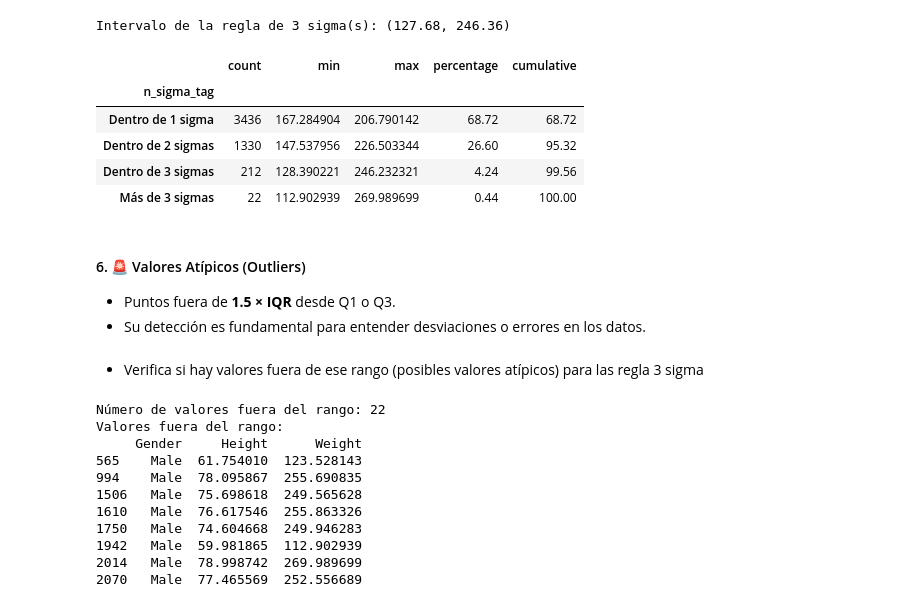
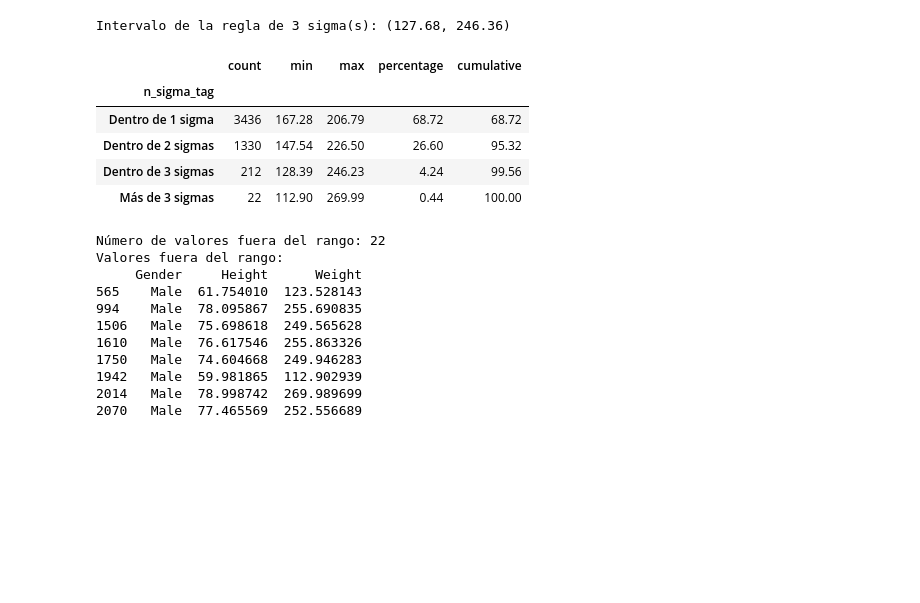
Before and after one commit to zyntonyson/bootcamp_ds_da, a Jupyter notebook: 05-analisis-estadistico/09-S5-Analisis-estadístico-de-datos.ipynb, the cells around one changed output. Cells and saved outputs as stored; diff of their text form; code cells hidden in the pictures; blank space fills up the shorter version.

Commit message:
S5 Outliers section update

```diff
--- a/05-analisis-estadistico/09-S5-Analisis-estadístico-de-datos.ipynb
+++ b/05-analisis-estadistico/09-S5-Analisis-estadístico-de-datos.ipynb
@@ -297,43 +266,38 @@ def n_sigmas(sigma):
     if sigma < 1:
         return "Dentro de 1 sigma"
     elif sigma < 2:
         return "Dentro de 2 sigmas"
     elif sigma <3:
         return "Dentro de 3 sigmas"
     else:
         return "Más de 3 sigmas"
 
 
 (
     df_male
     .assign(
         n_sigma = lambda df: abs(df['Weight'] - media) / std,
         n_sigma_tag = lambda df: df['n_sigma'].apply(n_sigmas)
     )
     .groupby('n_sigma_tag')
     .agg(
         count=('n_sigma', 'count'),
         min=('Weight', 'min'),
         max=('Weight', 'max')
     )
     .assign(
         percentage=lambda df: 100*(df['count'] / total_casos),
         cumulative = lambda df: df['percentage'].cumsum()
     )
+    .round(2)
 )
 # %% [output]
 |  | count | min | max | percentage | cumulative |
 | n_sigma_tag |  |  |  |  |  |
-| Dentro de 1 sigma | 3436 | 167.284904 | 206.790142 | 68.72 | 68.72 |
-| Dentro de 2 sigmas | 1330 | 147.537956 | 226.503344 | 26.60 | 95.32 |
-| Dentro de 3 sigmas | 212 | 128.390221 | 246.232321 | 4.24 | 99.56 |
-| Más de 3 sigmas | 22 | 112.902939 | 269.989699 | 0.44 | 100.00 |
+| Dentro de 1 sigma | 3436 | 167.28 | 206.79 | 68.72 | 68.72 |
+| Dentro de 2 sigmas | 1330 | 147.54 | 226.50 | 26.60 | 95.32 |
+| Dentro de 3 sigmas | 212 | 128.39 | 246.23 | 4.24 | 99.56 |
+| Más de 3 sigmas | 22 | 112.90 | 269.99 | 0.44 | 100.00 |
-# %% [markdown]
-#### 6. 🚨 Valores Atípicos (Outliers)
-- Puntos fuera de **1.5 × IQR** desde Q1 o Q3.
-- Su detección es fundamental para entender desviaciones o errores en los datos.
-# %% [markdown]
-- Verifica si hay valores fuera de ese rango (posibles valores atípicos) para las regla 3 sigma
 # %%
 # 3️⃣ Verificar qué valores están fuera del intervalo
 fuera_de_rango = df_male[(df_male['Weight'] < limite_inferior) | (df_male['Weight'] > limite_superior)]
```
Also changed, not shown: parts of 24 cells of this notebook.
